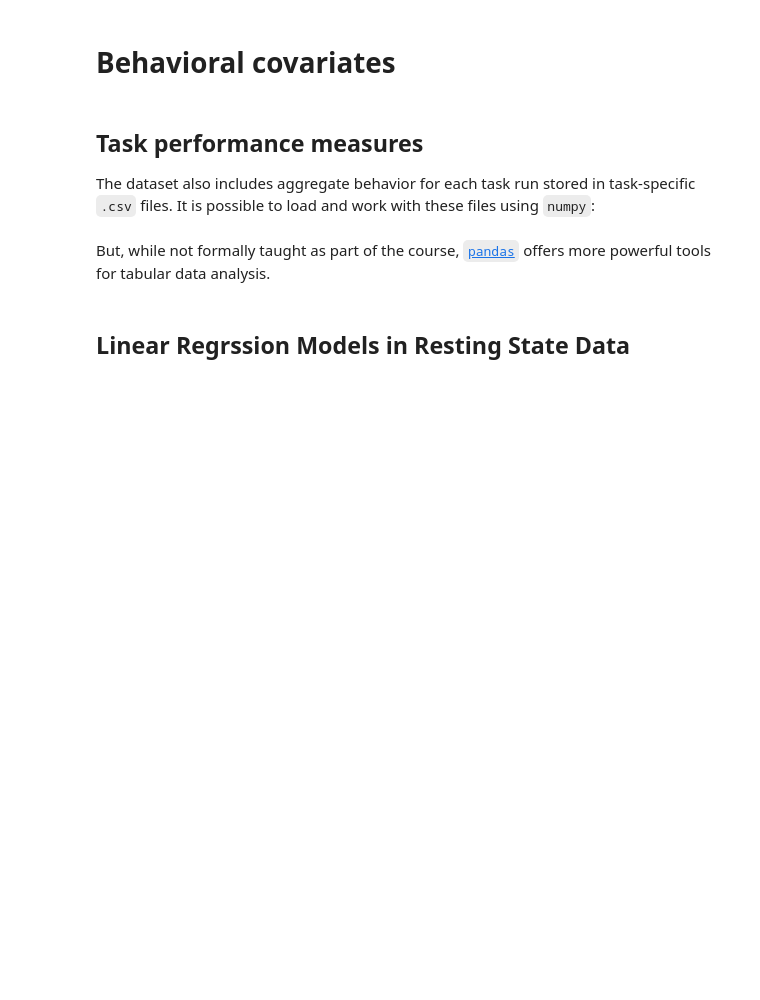
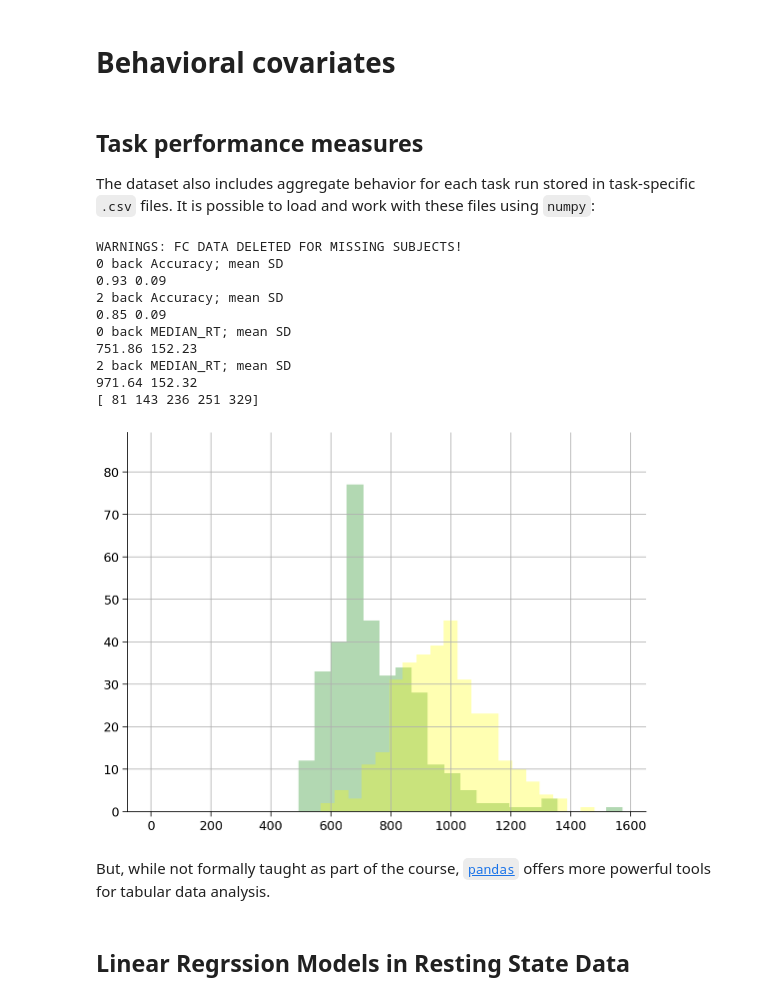
Before and after one commit to andrew-gerlach/small-world-hippos, a Jupyter notebook: load_chp.ipynb, the cells around one changed output. Drawn from its saved outputs; the diff is of its cells as text; code cells hidden in the pictures; blank space fills up the shorter version.

```diff
--- a/load_chp.ipynb
+++ b/load_chp.ipynb
@@ -505,7 +513,7 @@ for l in ('0bk','2bk'):
 for subject in range(N_SUBJECTS):
 
   # Load full timeseries
-  timeseries = load_timeseries(subject=subject, name=task, remove_mean=False) # this is a 360, 810 numpy.ndarray
+  timeseries = load_timeseries(subject=subject, name=task) # this is a 360, 810 numpy.ndarray
   # Extract 2back timepoints
   for l in ('0bk','2bk'):
     evs = [load_evs(subject, task, cond) for cond in conds[l]]
@@ -1029,38 +1040,42 @@ wm_behavior = np.genfromtxt("hcp/behavior/wm.csv",
                             dtype=None,
                             encoding="utf")
 
-medianRT_0bk = np.zeros(N_SUBJECTS)
-medianRT_2bk = np.zeros(N_SUBJECTS)
-# Pull data manually to avoid confusion with missing subjects
-for i in range(N_SUBJECTS):
-  tmp0 = np.zeros(N_CONDS*N_RUNS_TASK)
-  tmp2 = np.zeros(N_CONDS*N_RUNS_TASK)
-  idx = 0
-  for k in (0,1):
-    for l in ("BODY","FACE","TOOL","PLACE"):
-      cond0 = "0BK_"+l
-      cond2 = "2BK_"+l
-      idx0 = np.logical_and(wm_behavior['Subject'] == i, wm_behavior['Run'] == k)
-      idx2 = np.logical_and(idx0, wm_behavior['ConditionName'] == cond2)
-      idx0 = np.logical_and(idx0, wm_behavior['ConditionName'] == cond0)
-      if np.sum(idx0) > 0:
-        tmp0[idx] = wm_behavior['MEDIAN_RT'][np.where(idx0 == True)]
-      if np.sum(idx2) > 0:
-        tmp2[idx] = wm_behavior['MEDIAN_RT'][np.where(idx2 == True)]
-      idx = idx+1
-  if tmp0.min() > 0:
-    medianRT_0bk[i] = np.mean(tmp0)
-  else:
-    medianRT_0bk[i] = float('nan')
-  if tmp2.min() > 0:
-    medianRT_2bk[i] = np.mean(tmp2)
-  else:
-    medianRT_2bk[i] = float('nan')
-missing_subjs = np.where(np.logical_and(np.isnan(medianRT_0bk), np.isnan(medianRT_2bk)))
+def gather_behavior_data(wm_behavior, outcome, task, N_SUBJECTS, N_CONDS, N_RUNS_TASK):
+  # Pull data manually to avoid confusion with missing subjects
+  out = np.zeros(N_SUBJECTS)
+  for i in range(N_SUBJECTS):
+    tmp = np.zeros(N_CONDS*N_RUNS_TASK)
+    j = 0
+    for k in (0,1):
+      for task_type in ("BODY","FACE","TOOL","PLACE"):
+        cond = task+"_"+task_type
+        idx = np.logical_and(wm_behavior['Subject'] == i, wm_behavior['Run'] == k)
+        idx = np.logical_and(idx, wm_behavior['ConditionName'] == cond)
+        if np.sum(idx) > 0:
+          tmp[j] = wm_behavior[outcome][np.where(idx == True)]
+        j = j+1
+    if tmp.min() > 0:
+      out[i] = np.mean(tmp)
+    else:
+      out[i] = float('nan')
+  return out
+
+missing_data = np.zeros(N_SUBJECTS, dtype=bool)
+outcomes = ['MEDIAN_RT','ACC_NONTARGET']
+tasks = ['0BK','2BK']
+measures = {}
+for task in tasks:
+  measures[task] = {}
+  for outcome in outcomes:
+    measures[task][outcome] = gather_behavior_data(wm_behavior, outcome, task, N_SUBJECTS, N_CONDS, N_RUNS_TASK)
+    missing_data = np.logical_or(missing_data, np.isnan(measures[task][outcome]))
+
+missing_subjs = np.where(missing_data)
 missing_subjs = missing_subjs[0]
 N_SUBJ_ADJ = N_SUBJECTS-len(missing_subjs)
-medianRT_0bk = np.delete(medianRT_0bk, missing_subjs)
-medianRT_2bk = np.delete(medianRT_2bk, missing_subjs)
+for task in tasks:
+  for outcome in outcomes:
+    measures[task][outcome] = np.delete(measures[task][outcome], missing_subjs)
 if subj_adjust == False:
   print('WARNINGS: FC DATA DELETED FOR MISSING SUBJECTS!')
   fc0bk_node2node, fc0bk_node2wnet, fc0bk_node2onet, fc0bk_node2brain, fc0bk_net2net, fc0bk_net2brain, fc2bk_node2node, fc2bk_node2wnet, fc2bk_node2onet, fc2bk_node2brain, fc2bk_net2net, fc2bk_net2brain = adjust_fc_missing(fc0bk_node2node, fc0bk_node2wnet, fc0bk_node2onet,
@@ -1082,32 +1097,46 @@ back0_mean = back0_df.groupby('Subject').mean()
 back2_mean = back2_df.groupby('Subject').mean()
 back0_mean = back0_mean.drop(missing_subjs[0])
 
 # Concat 0 and 2 back dataframes
 wm_behavior_byBlock = pd.concat([back0_mean, back2_mean], keys=['0back', '2back'])
 
 # Average by subject and run
 #back0_df.groupby(['Subject', 'Run']).mean()
 #back2_df.groupby(['Subject', 'Run']).mean()
 
 # Accuracy Mean and standard deviation
 print("0 back Accuracy; mean SD")
 print(round(back0_mean["ACC"].mean(), 2), round(back0_mean["ACC"].std(),2 ))
 print("2 back Accuracy; mean SD")
 print(round(back2_mean["ACC"].mean(),2), round(back2_mean["ACC"].std(),2))
 
 # RT Mean and standard deviation
 print("0 back MEDIAN_RT; mean SD")
 print(round(back0_mean["MEDIAN_RT"].mean(), 2), round(back0_mean["MEDIAN_RT"].std(),2 ))
 print("2 back MEDIAN_RT; mean SD")
 print(round(back2_mean["MEDIAN_RT"].mean(), 2), round(back2_mean["MEDIAN_RT"].std(),2 ))
 
 # Histograms
 #back0_mean.hist(bins=20)
 #back2_mean.hist(bins=20)
 hist_acc_0 = back0_mean["ACC"].hist(bins=20, color = "blue", alpha=0.3)
 hist_acc_2 = back2_mean["ACC"].hist(bins=20, color = "red", alpha=0.3)
 
 hist_rt_0 = back0_mean["MEDIAN_RT"].hist(bins=20, color = "green", alpha=0.3)
 hist_rt_2 = back2_mean["MEDIAN_RT"].hist(bins=20, color = "yellow", alpha=0.3)
+
+print(missing_subjs)
+# %% [output]
+WARNINGS: FC DATA DELETED FOR MISSING SUBJECTS!
+0 back Accuracy; mean SD
+0.93 0.09
+2 back Accuracy; mean SD
+0.85 0.09
+0 back MEDIAN_RT; mean SD
+751.86 152.23
+2 back MEDIAN_RT; mean SD
+971.64 152.32
+[ 81 143 236 251 329]
+[figure, added]
 # %% [markdown]
 But, while not formally taught as part of the course, [`pandas`](https://pandas.pydata.org/) offers more powerful tools for tabular data analysis.
```
Also changed, not shown: parts of 20 cells of this notebook.
